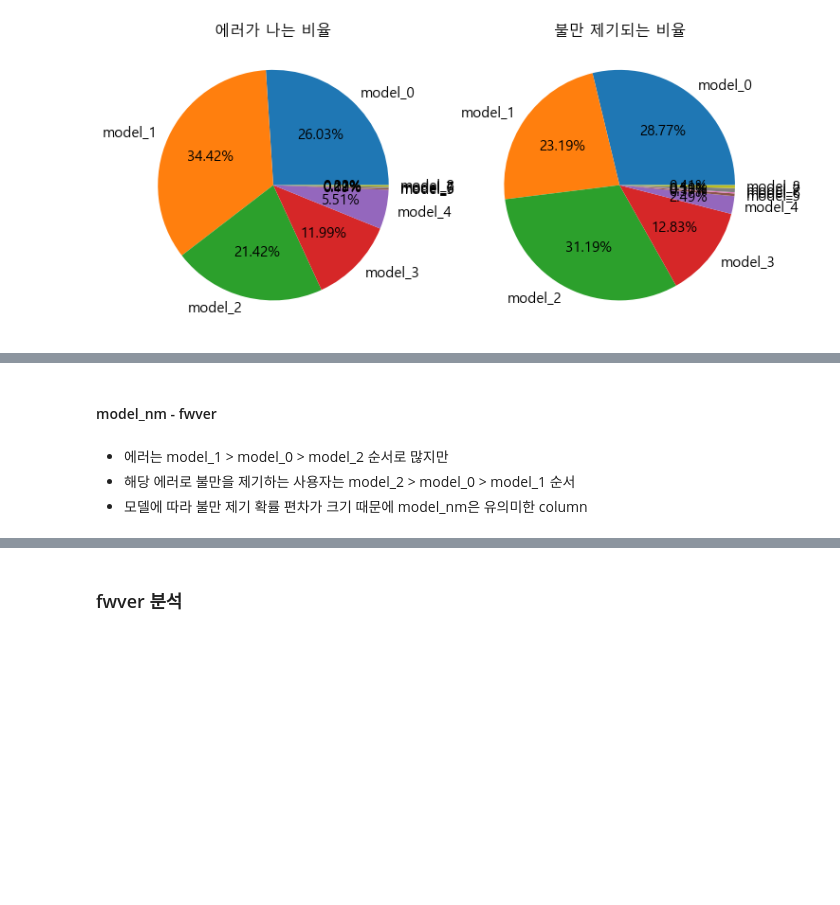
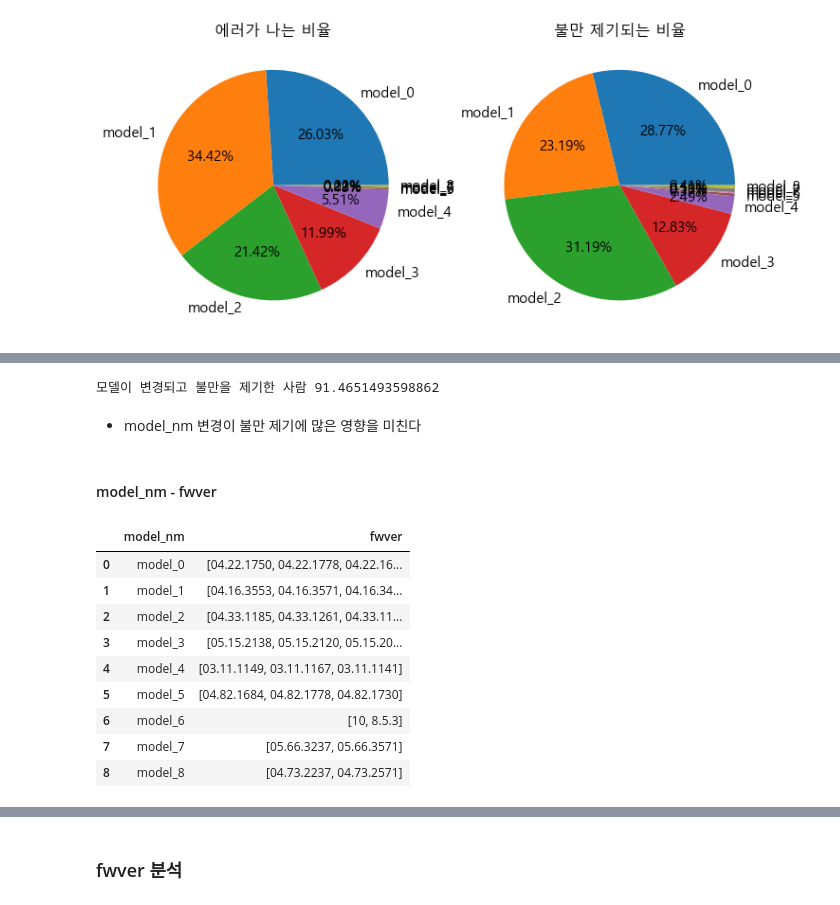
Before and after one commit to LEEHM97/machine-learning-exercises, a Jupyter notebook: 10.DAYCON대회_사용자불편예지/시스템 품질 변화로 인한 사용자 불편 예지.ipynb, the cells around one changed output, grey strips where cells are left out. Saved outputs shown, nothing was run; the diff lists cells and outputs as text; code cells hidden in the pictures; blank space fills up the shorter version.

```diff
--- a/10.DAYCON대회_사용자불편예지/시스템 품질 변화로 인한 사용자 불편 예지.ipynb
+++ b/10.DAYCON대회_사용자불편예지/시스템 품질 변화로 인한 사용자 불편 예지.ipynb
@@ -845,6 +790,25 @@ plt.show()
+# %%
+user_sum = len(user_has_2models)
+user_prob_sum = len(list(train_problem[train_problem['user_id'].isin(user_has_2models)].user_id.unique()))
+
+print(f"모델이 변경되고 불만을 제기한 사람 {user_prob_sum/user_sum*100} ")
+# %% [output]
+모델이 변경되고 불만을 제기한 사람 91.4651493598862
+# %% [markdown]
+- model_nm 변경이 불만 제기에 많은 영향을 미친다
 # %% [markdown]
 #### model_nm - fwver
-# %% [markdown]
-- 에러는 model_1  > model_0 > model_2 순서로 많지만
-- 해당 에러로 불만을 제기하는 사용자는 model_2 > model_0 > model_1 순서
-- 모델에 따라 불만 제기 확률 편차가 크기 때문에 model_nm은 유의미한 column
+# %%
+model_fwver = train_err.groupby('model_nm')['fwver'].unique().to_frame().reset_index()
+model_fwver
+# %% [output]
+|  | model_nm | fwver |
+| 0 | model_0 | [04.22.1750, 04.22.1778, 04.22.16... |
+| 1 | model_1 | [04.16.3553, 04.16.3571, 04.16.34... |
+| 2 | model_2 | [04.33.1185, 04.33.1261, 04.33.11... |
+| 3 | model_3 | [05.15.2138, 05.15.2120, 05.15.20... |
+| 4 | model_4 | [03.11.1149, 03.11.1167, 03.11.1141] |
+| 5 | model_5 | [04.82.1684, 04.82.1778, 04.82.1730] |
+| 6 | model_6 | [10, 8.5.3] |
+| 7 | model_7 | [05.66.3237, 05.66.3571] |
+| 8 | model_8 | [04.73.2237, 04.73.2571] |
```
Also changed, not shown: parts of 28 cells of this notebook.
